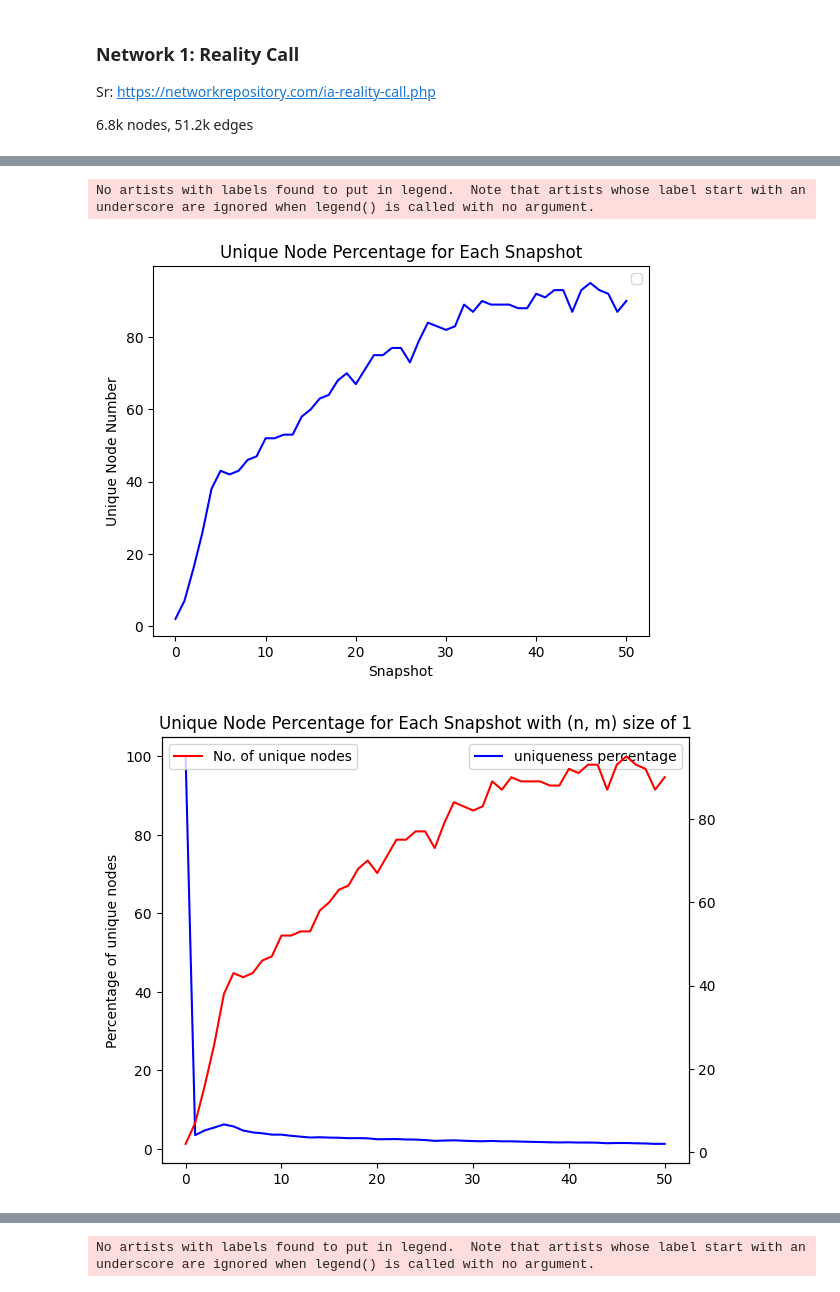
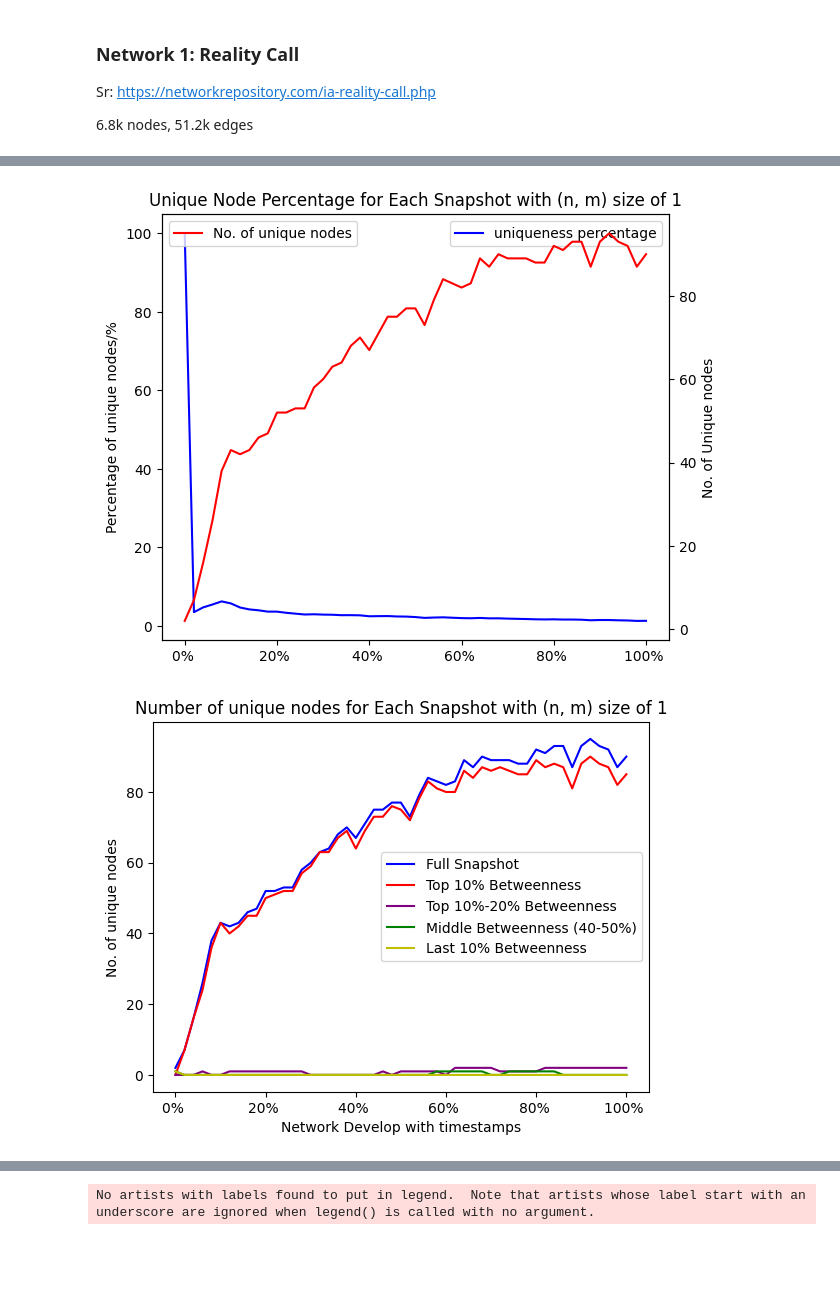
Before and after one commit to JaviAnton/tempo-network-anonymity, a Jupyter notebook: toydata.ipynb, the cells around one changed output, grey strips where cells are left out. Saved outputs shown, nothing was run; the diff lists cells and outputs as text; code cells hidden in the pictures; blank space fills up the shorter version.

```diff
--- a/toydata.ipynb
+++ b/toydata.ipynb
@@ -236,67 +412,0 @@ G.number_of_edges()
-# %%
-def snapshots_uniqueness(edges):
-    unique_percentage = []
-    count = []
-    G = nx.DiGraph()
-    G.add_edges_from(edges)
-    M = G.number_of_edges()
-
-    for i in range(1, M, int(0.02*M)):
-        sub_edge = edges[:i]
-        snapshot = nx.DiGraph()
-        snapshot.add_edges_from(sub_edge)
-
-        # print("Snapshot", i)
-        # print("No. of Nodes:", snapshot.number_of_nodes(), "No. of Edges:",snapshot.number_of_edges())
-
-        #anonymity_dict = n_m_anonymity(snapshot)
-        anonymity_dict = n_m_anonymity2(snapshot)
-        unique_count = sum(1 for count in anonymity_dict.values() if count == 1)
-        total_nodes = snapshot.number_of_nodes()
-        percentage_unique = (unique_count / total_nodes) * 100
-
-        # print("No. of Unique nodes:", unique_count, "Percentage of Uniqueness: ", percentage_unique)
-
-        unique_percentage.append(percentage_unique)
-        count.append(unique_count)
-
-    return count, unique_percentage
-# %%
-#sample_set = [100, 200, 500, 1000, 2000, 5000, 8000, 10000, 15000, 22000, 30000]
-count, unique_percentage = snapshots_uniqueness(edges)
-
-plt.plot(count, linestyle='-', color='b')
-#plt.plot(unique_percentage, linestyle='-', color='r')
-plt.xlabel('Snapshot')
-plt.ylabel('Unique Node Number')
-plt.title('Unique Node Percentage for Each Snapshot')
-#plt.xticks(range(len(unique_percentage)), range(len(unique_percentage)))
-plt.legend()
-plt.show()
-# %% [output]
-No artists with labels found to put in legend.  Note that artists whose label start with an underscore are ignored when legend() is called with no argument.
-[figure, removed]
-# %%
-fig, ax1 = plt.subplots()
-#ax1.set_xlable('Snapshot at Timestamp')
-ax1.set_ylabel('Percentage of unique nodes')
-ax1.plot(unique_percentage, linestyle='-', color='b', label='uniqueness percentage')
-# ax1.plot(top_closeness, linestyle='-', color='y', label='Top 10% Closeness')
-# ax1.tick_params(axis='y')
-plt.legend()
-
-ax2 = ax1.twinx()
-ax2.set_label('Average Degree/Distance')
-
-ax2.plot(count, linestyle='-', color='r', label='No. of unique nodes')
-# ax2.plot(avg_dist, linestyle='-', color='g', label='Average Distance')
-# plt.plot(density, linestyle='-', color='purple', label='Density')
-# ax2.tick_params(axis='y')
-
-fig.tight_layout()
-plt.title('Unique Node Percentage for Each Snapshot with (n, m) size of 1')
-# plt.xticks(range(len(unique_percentage)), range(len(unique_percentage)))
-plt.legend()
-plt.show()
-# %% [output]
-[figure, removed]
@@ -302,0 +415,11 @@ plt.show()
+# %%
+top, mid, last, start = snapshots_uniqueness_betweenness(edges)
+# %%
+avg_degree, top_closeness, density = snapshots_properties(edges)
+# %%
+plot_uniquepercent(count, unique_percentage)
+plot_uniquecentrality(count, top, mid, last, start)
+plot_uniqueproperty(count, unique_percentage, avg_degree, top_closeness)
+# %% [output]
+[figure, added]
+[figure, added]
```
Also changed, not shown: parts of 40 cells of this notebook, 1 other file.
